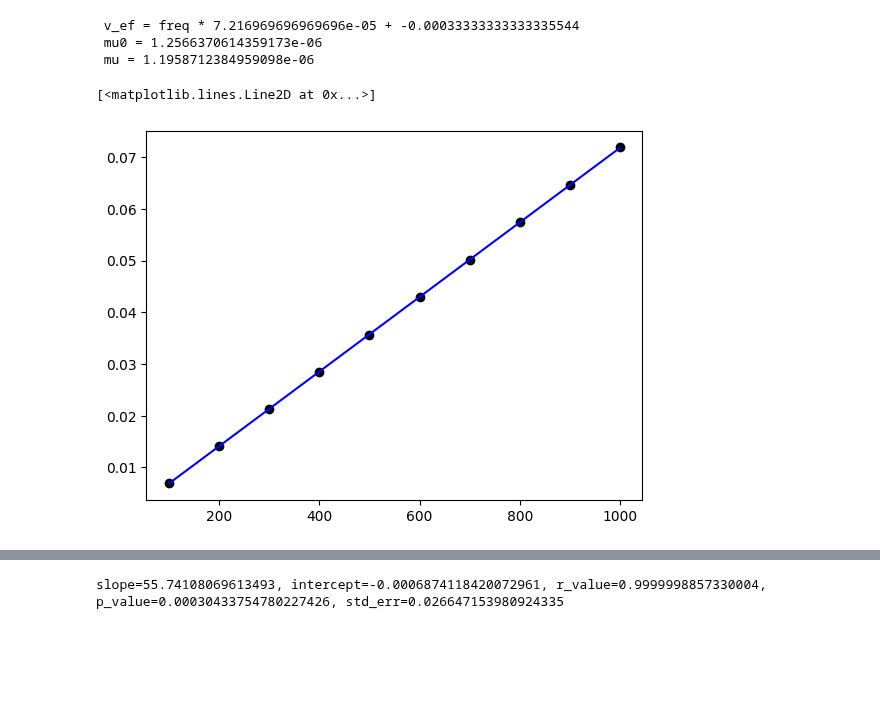
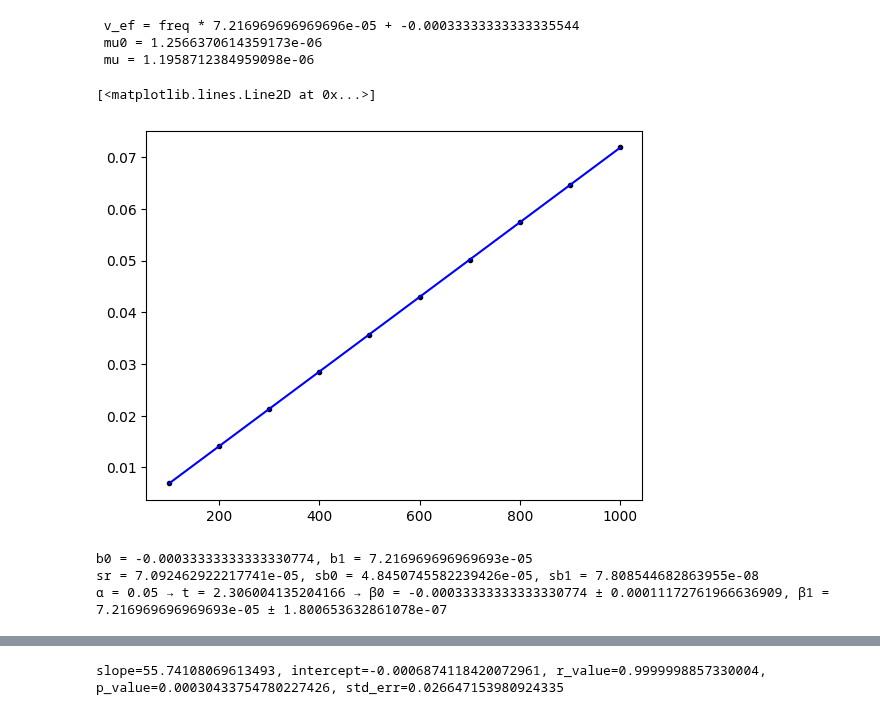
Before and after one commit to inniyah/JupyterTests, a Jupyter notebook: work/EjInduccionEM.ipynb, the cells around one changed output, grey strips where cells are left out. Cells and saved outputs as stored; diff of their text form; code cells hidden in the pictures; blank space fills up the shorter version.

```diff
--- a/work/EjInduccionEM.ipynb
+++ b/work/EjInduccionEM.ipynb
@@ -9,29 +9,29 @@ from pprint import pprint
 # %%
 D = 41 # mm de diámetro
 r = D / 2 # radio
 A = pi * (r/1000)**2 # área de la sección en m**2
 n = 300 # número de vueltas de la espira
 N = 485 # N/L = 485 vueltas/m
 I_ef = 50 / 1000 # A (mA/1000)
 
 freq = array([ 100, 200, 300, 400, 500, 600, 700, 800, 900, 1000 ]) # frecuencias comprendidas entre 100 Hz y 1KHz
 v_ef = array([ 7, 14.1, 21.3, 28.5, 35.7, 42.9, 50.1, 57.4, 64.7, 71.9 ]) / 1000 # A (mA/1000)
 
 b, a = polyfit(freq, v_ef, 1)
 print(f" v_ef = freq * {b} + {a}")
 
 mu0 = 4e-7 * pi
 print(f" mu0 = {mu0}")
 
 mu = b / (2 * pi * A * n * N * I_ef)
 print(f" mu = {mu}")
 
 f = plt.figure()
-plt.plot(freq, v_ef, 'ko')
-plt.plot( [ freq[0], freq[-1] ], [ a+b*freq[0], a+b*freq[-1] ], 'b-')
+plt.plot(freq, v_ef, 'k.')
+plt.plot( freq, a + b * freq, 'b-')
 # %% [output]
  v_ef = freq * 7.216969696969696e-05 + -0.00033333333333335544
  mu0 = 1.2566370614359173e-06
  mu = 1.1958712384959098e-06
 [<matplotlib.lines.Line2D at 0x...>]
-[figure, old version]
+[figure, new version]
@@ -37,0 +42,36 @@ plt.plot( [ freq[0], freq[-1] ], [ a+b*freq[0], a+b*freq[-1] ], 'b-')
+# %%
+# https://espanol.libretexts.org/Quimica/Qu%C3%ADmica_Anal%C3%ADtica/Quimiometr%C3%ADa_usando_R_(Harvey)/08%3A_Calibraci%C3%B3n_de_datos/8.01%3A_Regresi%C3%B3n_lineal_no_ponderada_con_errores_en_y
+
+import numpy
+import scipy
+
+X = array([ 100, 200, 300, 400, 500, 600, 700, 800, 900, 1000 ])
+Y = array([ 7, 14.1, 21.3, 28.5, 35.7, 42.9, 50.1, 57.4, 64.7, 71.9 ]) / 1000
+
+n = size(X)
+sum_X = sum(X)
+sum_Y = sum(Y)
+sum_XX = sum(X ** 2)
+sum_XY = sum(X * Y)
+
+b1 = ( n * sum_XY - sum_X * sum_Y ) / ( n * sum_XX - sum_X ** 2 )
+b0 = ( sum_Y - b1 * sum_X ) / n
+
+print(f"b0 = {b0}, b1 = {b1}")
+
+est_Y = b0 + b1 * X
+avg_X = average(X)
+
+sr = sqrt( sum( (Y - est_Y) ** 2 ) / (n - 2) )
+
+sb1 = sqrt( (sr ** 2) / sum( (X - avg_X) ** 2 ) )
+sb0 = sqrt( ( (sr ** 2) * sum_XX ) / ( n * sum( (X - avg_X) ** 2 ) ) )
+print(f"sr = {sr}, sb0 = {sb0}, sb1 = {sb1}")
+
+alpha = 0.05
+t = scipy.stats.t.ppf(1. - alpha / 2., n - 2)
+print(f"α = {alpha} → t = {t} → β0 = {b0} ± {t * sb0}, β1 = {b1} ± {t * sb1}")
+# %% [output]
+b0 = -0.00033333333333330774, b1 = 7.216969696969693e-05
+sr = 7.092462922217741e-05, sb0 = 4.8450745582239426e-05, sb1 = 7.808544682863955e-08
+α = 0.05 → t = 2.306004135204166 → β0 = -0.00033333333333330774 ± 0.00011172761966636909, β1 = 7.216969696969693e-05 ± 1.800653632861078e-07
```
Also changed, not shown: parts of 10 cells of this notebook.
